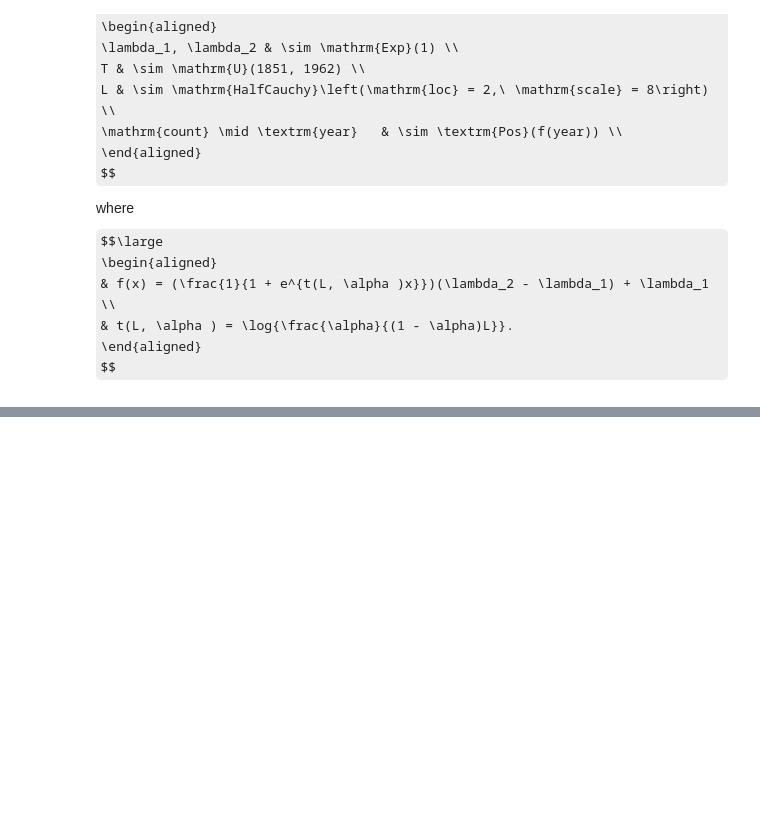
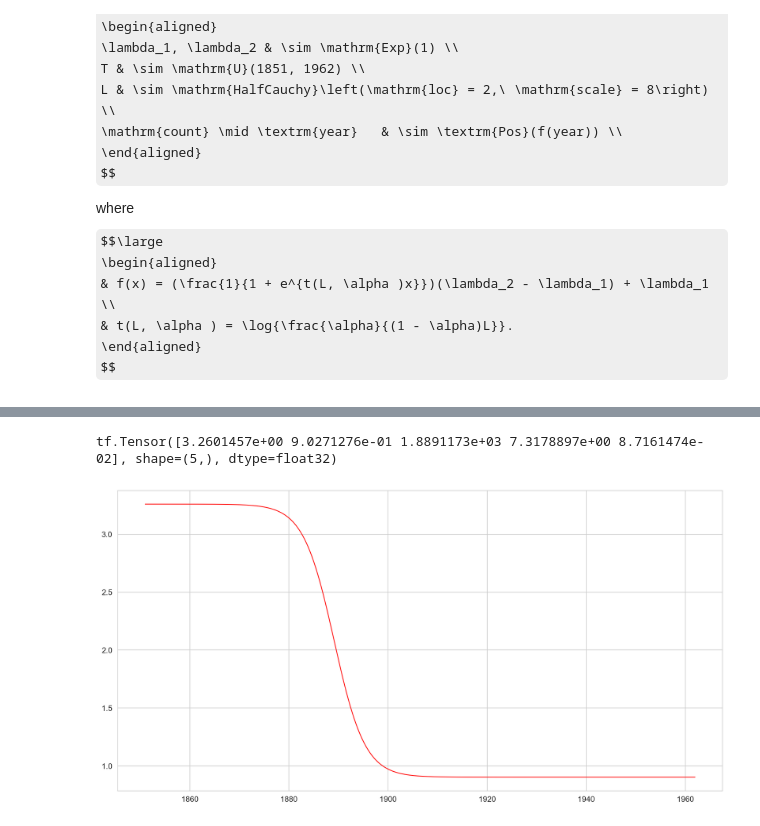
Before and after one commit to michal200292/ESUM, a Jupyter notebook: lab7.ipynb, the cells around one changed output, grey strips where cells are left out. Cells and saved outputs as stored; diff of their text form; code cells hidden in the pictures; some formulas as TeX source; blank space fills up the shorter version.

```diff
--- a/lab7.ipynb
+++ b/lab7.ipynb
@@ -649,7 +649,7 @@ prior_alpha = tfd.Exponential(rate=1.0)
 
 def interval_change_log_joint_2(lambda_1, lambda_2, T, L, alpha):
     all_range = tf.range(1851, 1962, dtype=tf.float32)
-    poisson = tfd.Poisson(sigmoid(all_range, T, L, lambda_1, lambda_2, alpha))
+    poisson = tfd.Poisson(sigmoid(all_range, lambda_1, lambda_2, T, L, alpha))
 
     logp = tf.reduce_sum(poisson.log_prob(disaster_count)) \
             + prior_lambda_1.log_prob(lambda_1) \
@@ -694,0 +695,12 @@ plot_posterior_dist(interval_change_samples[-1:],
+# %%
+x = np.arange(1851, 1962, 0.05)
+
+mean_vector = tf.reduce_mean(interval_change_samples, axis=1)
+fig = plt.figure(figsize=(14, 7))
+
+print(mean_vector)
+plt.plot(x, sigmoid(x, *mean_vector), ls='-', lw=1.0, color='r')
+plt.show()
+# %% [output]
+tf.Tensor([3.2601457e+00 9.0271276e-01 1.8891173e+03 7.3178897e+00 8.7161474e-02], shape=(5,), dtype=float32)
+[figure, added]
```
Also changed, not shown: parts of 14 cells of this notebook.
